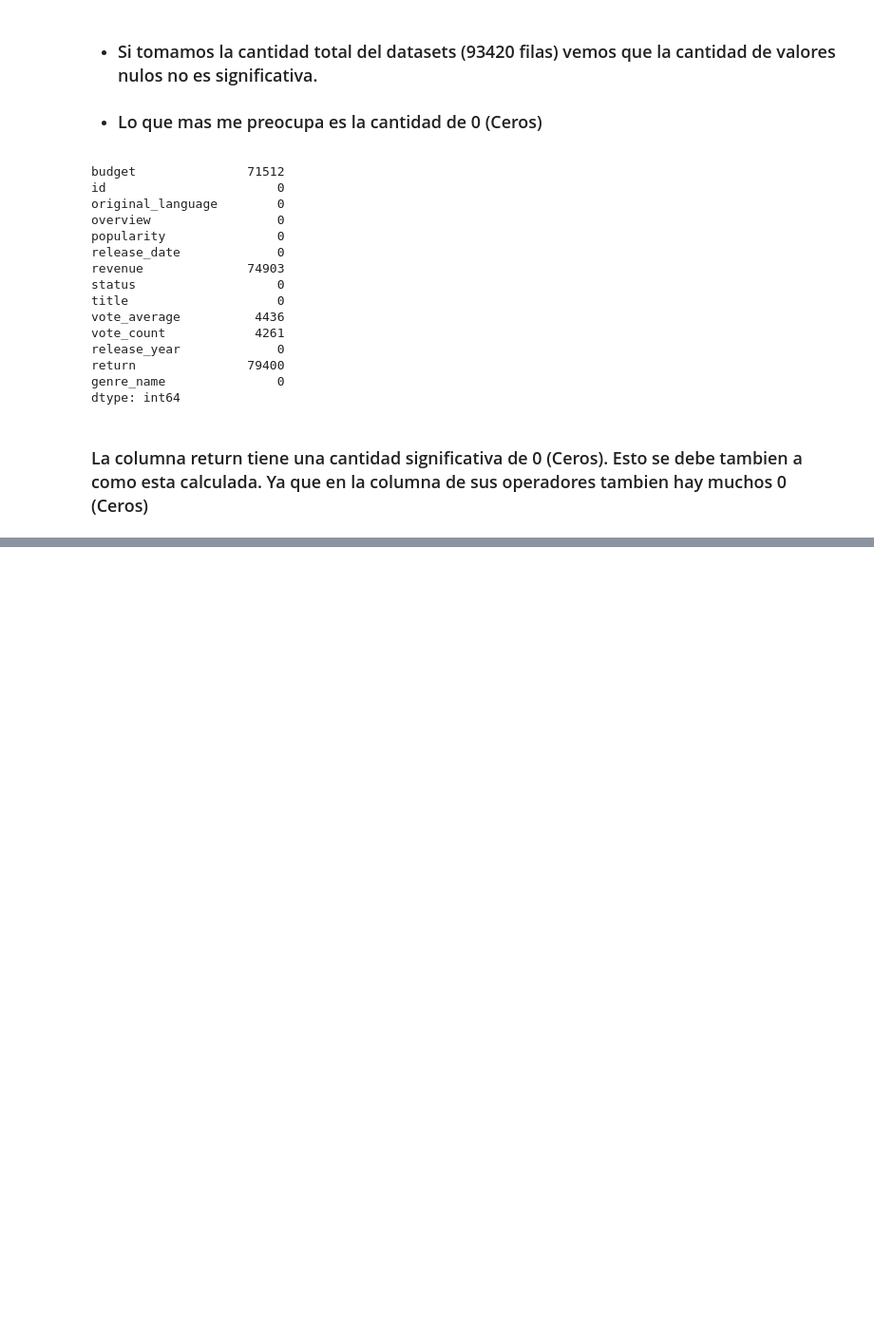
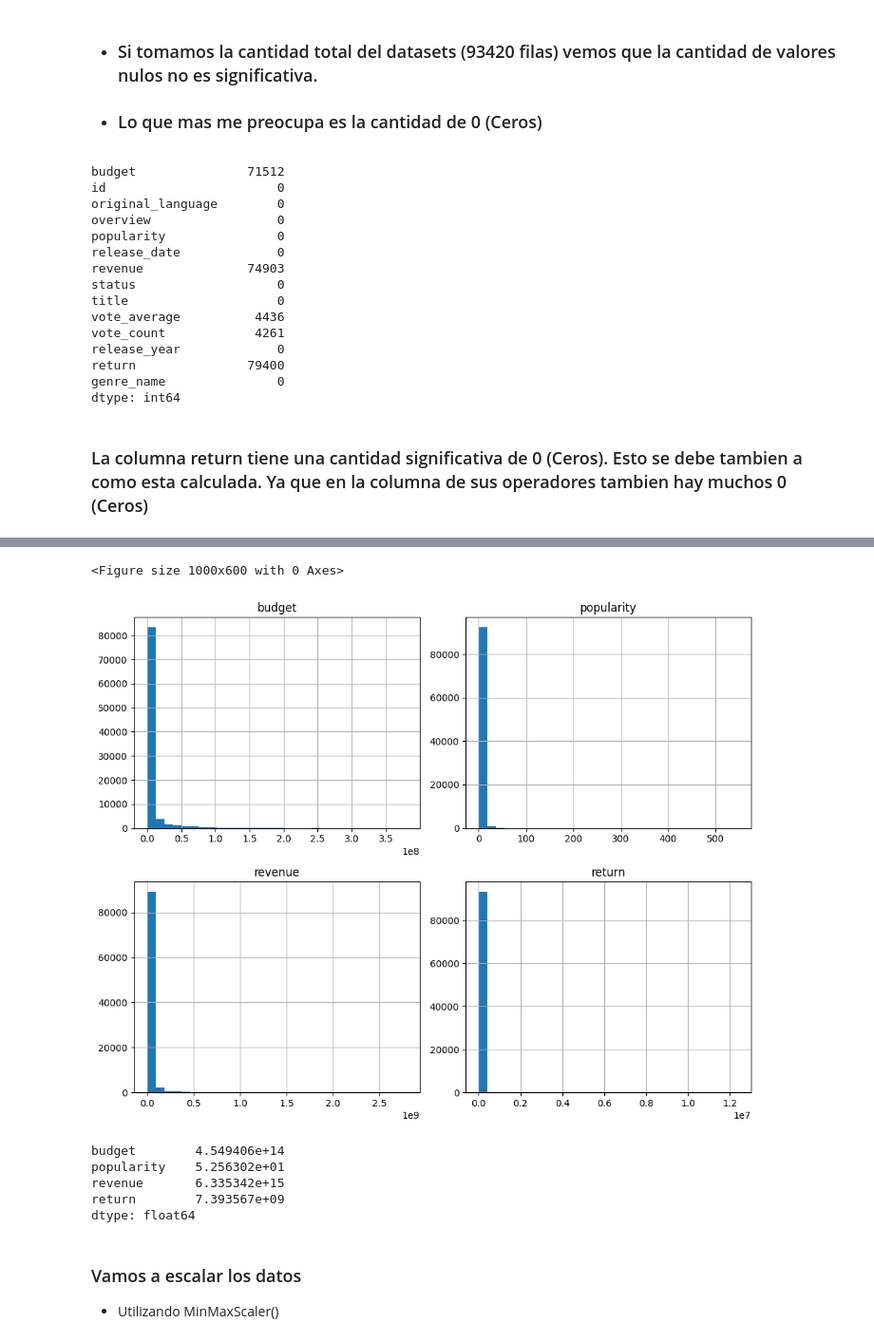
Before and after one commit to lucho28/sistemreco_api, a Jupyter notebook: Notebook/EDA.ipynb, the cells around one changed output, grey strips where cells are left out. Shown at 95% size. Saved outputs shown, nothing was run; the diff lists cells and outputs as text; code cells hidden in the pictures; blank space fills up the shorter version.

```diff
--- a/Notebook/EDA.ipynb
+++ b/Notebook/EDA.ipynb
@@ -76,0 +108,21 @@ dtype: int64
+# %%
+# 5. Visualización de distribuciones con histogramas
+plt.figure(figsize=(10, 6))
+data_movies[['budget', 'popularity', 'revenue', 'return']].hist(bins=30, figsize=(10, 8))
+plt.tight_layout()
+plt.show()
+# %% [output]
+<Figure size 1000x600 with 0 Axes>
+[figure, added]
+# %%
+data_movies[['budget', 'popularity', 'revenue', 'return']].var()
+# %% [output]
+budget        4.549406e+14
+popularity    5.256302e+01
+revenue       6.335342e+15
+return        7.393567e+09
+dtype: float64
+# %% [markdown]
+### Vamos a escalar los datos
+
+* Utilizando MinMaxScaler()
```
Also changed, not shown: parts of 20 cells of this notebook, 3 other files.
